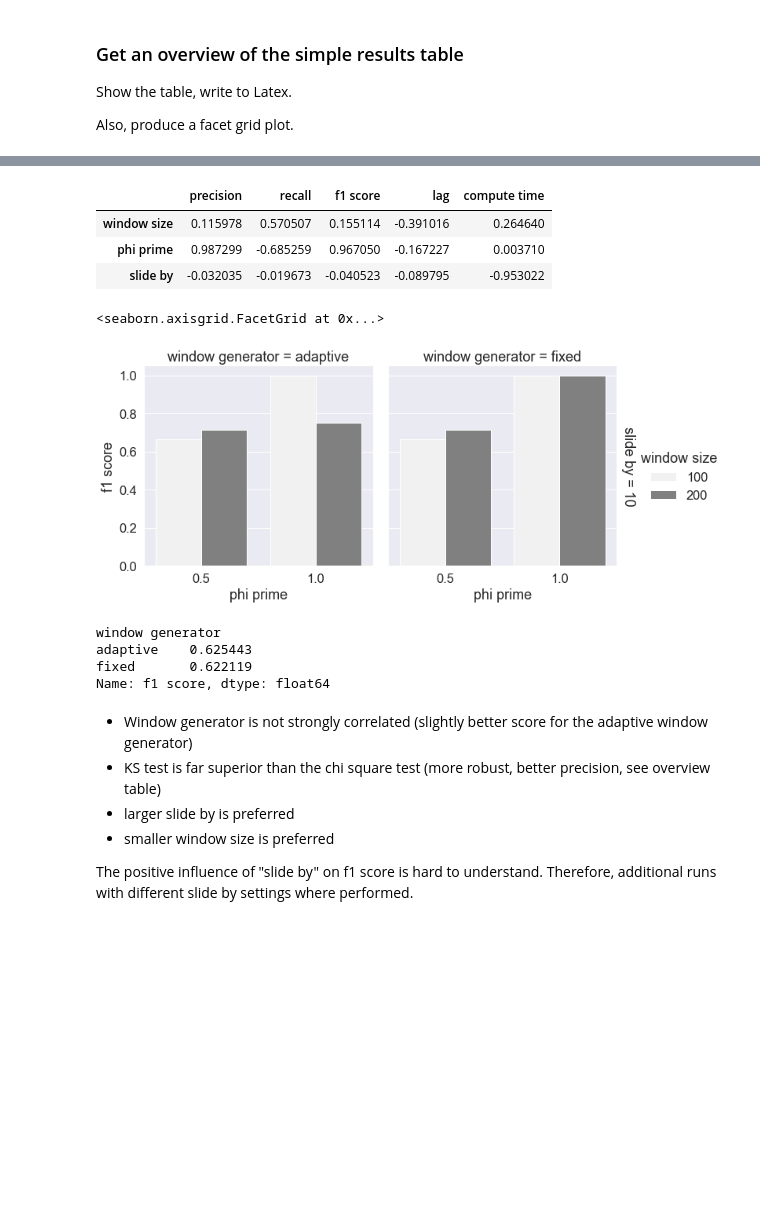
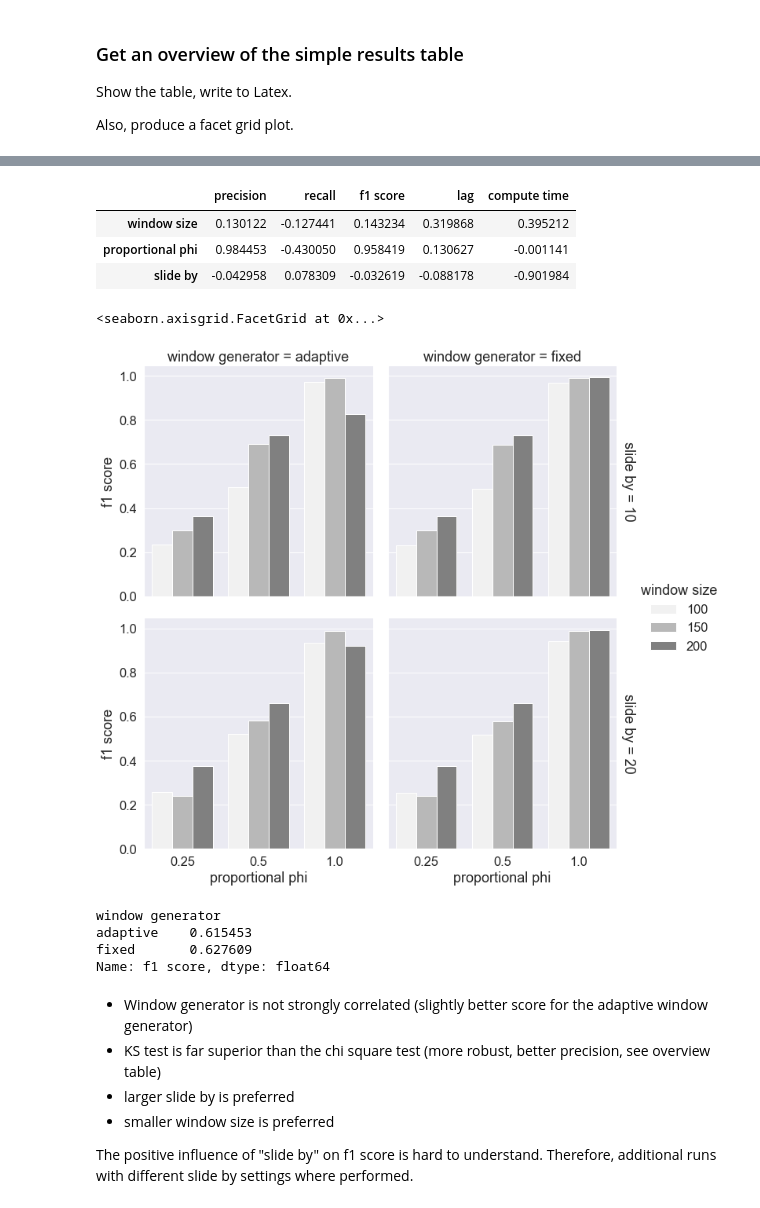
Before and after one commit to lennartebert/explaining_concept_drift, a Jupyter notebook: 41_analysis_synthetic_simple.ipynb, the cells around one changed output, grey strips where cells are left out. Saved outputs shown, nothing was run; the diff lists cells and outputs as text; code cells hidden in the pictures; blank space fills up the shorter version.

```diff
--- a/41_analysis_synthetic_simple.ipynb
+++ b/41_analysis_synthetic_simple.ipynb
@@ -30,26 +30,19 @@ display(results_df_raw.head())
 drop_columns = ['config_event_log_file_path', 'all_lags']
 results_df = results_df_raw.drop(columns=drop_columns)
 
+print(results_df.columns)
+
 # rename existing columns
 results_df.columns= ['window generator', 'window size',
-       'population comparer', 'threshold', 'max distance',
-       'slide by', 'phi prime', 'number of correct detections',
+       'threshold', 'max distance',
+       'slide by', 'proportional phi', 'number of correct detections',
        'number of true changes', 'number of detections', 'precision', 'recall',
-       'f1 score', 'lag', 'compute time']
+       'f1 score', 'lag', 'compute time', 'experiment']
 
 # define the configuration columns to group results on
 config_columns = ['window generator', 'window size',
-       'population comparer', 'threshold', 'max distance', 'phi prime',
-       'slide by']
-
-# rename population comparers
-name_mapping = {
-       'ChiSquaredPC': 'Chi Squared',
-       'GTestPC': 'G test',
-       'HellingerDistancePC': 'Hellinger Dist.',
-       'KSTestPC': 'KS test'
-}
-results_df['population comparer'] = pd.Series([name_mapping[comparer] for comparer in results_df['population comparer']])
+       'threshold', 'max distance', 'proportional phi',
+       'slide by', 'experiment']
 
 results_df = results_df.groupby(by=config_columns).agg({
     'number of correct detections': ['sum'],
@@ -103,16 +102,15 @@ ordered_columns = config_columns + ['precision', 'recall', 'f1 score', 'lag', 'c
 
 all_results = all_results[ordered_columns]
 
-# also create a results df without the HellingerDistanceComparer and slide by 5 or 10
-simple_results_df = all_results[all_results['population comparer']!='Hellinger Dist.']
-simple_results_df = simple_results_df.query("`slide by` in (5, 10)")#population comparer` == "KS test")[simple_results_df['slide by'] == 5 or simple_results_df['slide by'] == 10]
+# create the simple results dataframe
+simple_results_df = all_results.query("`experiment` == 'initial'")#population comparer` == "KS test")[simple_results_df['slide by'] == 5 or simple_results_df['slide by'] == 10]
 
-# drop the threshold and max distance (they are always the same)
-simple_results_df = simple_results_df.drop(columns=['threshold', 'max distance'])
+# drop the threshold, experiment and max distance (they are always the same)
+simple_results_df = simple_results_df.drop(columns=['experiment', 'threshold', 'max distance'])
 
 # set the configuration columns as index
 all_results = all_results.set_index(config_columns)
-simple_results_df = simple_results_df.set_index(['window generator', 'window size', 'population comparer', 'phi prime', 'slide by'])
+simple_results_df = simple_results_df.set_index(['window generator', 'window size', 'proportional phi', 'slide by'])
 # %% [markdown]
 ## Analysis
 # %% [markdown]
@@ -171,34 +179,40 @@ df.sort_values('f1 score', ascending=False)[:1]
 # %%
 df = simple_results_df.reset_index()
-columns_selected = df.corr()[['precision', 'recall', 'f1 score', 'lag', 'compute time']]
-columns_selected.loc[['window size', 'phi prime', 'slide by']]
+df_corr = df.corr()[['precision', 'recall', 'f1 score', 'lag', 'compute time']]
+df_corr = df_corr.loc[['window size', 'proportional phi', 'slide by']]
+display(df_corr)
+
+# export table to latex
+path = 'results/latex/simple_correlations.tex'
+with open(path, 'w') as file:
+    df_corr.to_latex(file, float_format="%.2f", caption='Correlations of Settings', label='tab:correlations_settings')
 # %% [output]
 |  | precision | recall | f1 score | lag | compute time |
-| window size | 0.115978 | 0.570507 | 0.155114 | -0.391016 | 0.264640 |
-| phi prime | 0.987299 | -0.685259 | 0.967050 | -0.167227 | 0.003710 |
-| slide by | -0.032035 | -0.019673 | -0.040523 | -0.089795 | -0.953022 |
+| window size | 0.130122 | -0.127441 | 0.143234 | 0.319868 | 0.395212 |
+| proportional phi | 0.984453 | -0.430050 | 0.958419 | 0.130627 | -0.001141 |
+| slide by | -0.042958 | 0.078309 | -0.032619 | -0.088178 | -0.901984 |
 # %%
 df = simple_results_df.reset_index()
 sns.set(font_scale = 1.5)
-plot = sns.catplot(data=df, x="phi prime", y="f1 score",
+plot = sns.catplot(data=df, x="proportional phi", y="f1 score",
                 hue="window size", col="window generator",
                 row="slide by",
                 kind="bar",
                 margin_titles=True,
                 color='grey'
                 )
 plot
 # %% [output]
 <seaborn.axisgrid.FacetGrid at 0x...>
-[figure, old version]
+[figure, new version]
 # %%
 # create an additional table that shows the result with different window generators
 # as the difference is hard to tell from the table
 df.groupby(['window generator']).mean()['f1 score']
 # %% [output]
 window generator
-adaptive    0.625443
-fixed       0.622119
+adaptive    0.615453
+fixed       0.627609
 Name: f1 score, dtype: float64
 # %% [markdown]
 - Window generator is not strongly correlated (slightly better score for the adaptive window generator)
```
Also changed, not shown: parts of 12 cells of this notebook, 13 other files.
